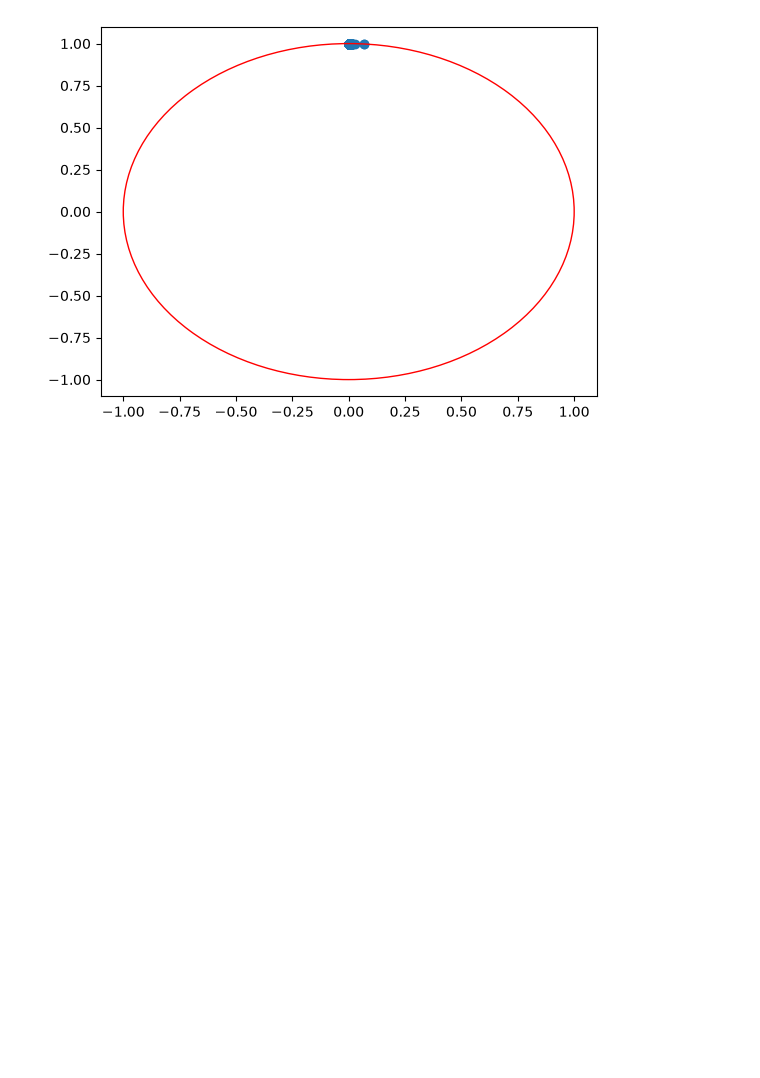
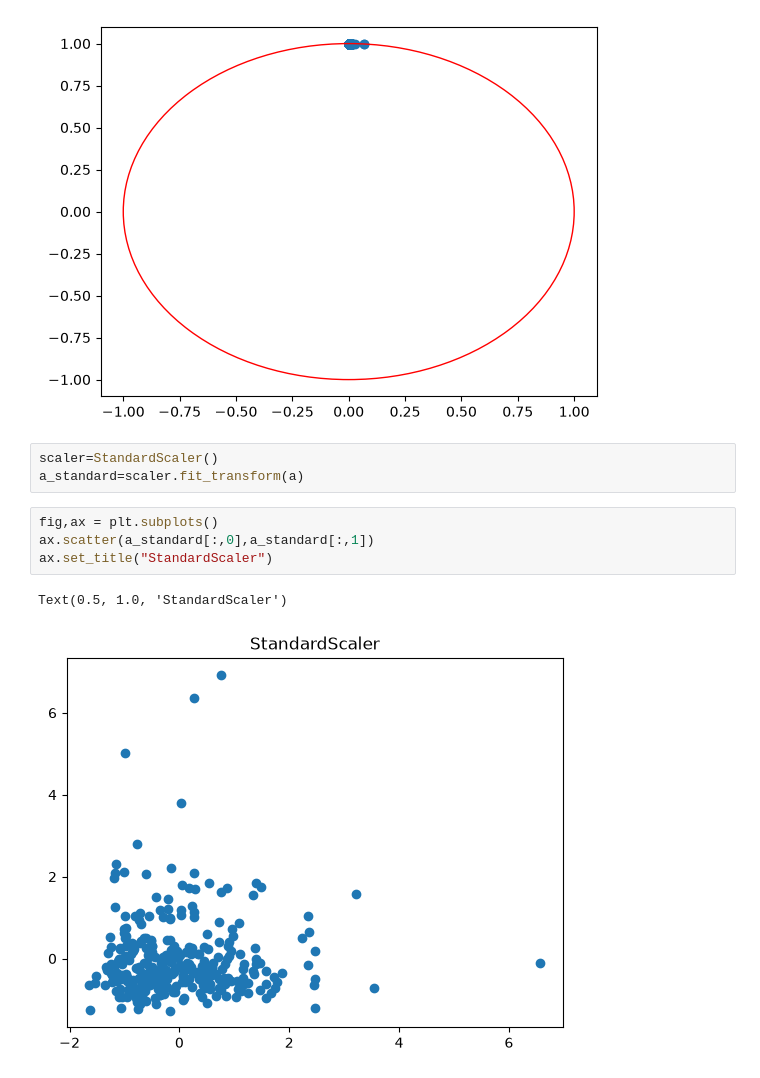
Before and after one commit to abolfazlrahmati20/machine_learning, a Jupyter notebook: week_03_DFA.ipynb, the cells around one changed output. Saved outputs shown, nothing was run; the diff lists cells and outputs as text; blank space fills up the shorter version.

```diff
--- a/week_03_DFA.ipynb
+++ b/week_03_DFA.ipynb
@@ -313,3 +313,13 @@ ax.add_patch(c)
 # %% [output]
 <matplotlib.patches.Circle at 0x...>
 [figure]
+# %%
+scaler=StandardScaler()
+a_standard=scaler.fit_transform(a)
+# %%
+fig,ax = plt.subplots()
+ax.scatter(a_standard[:,0],a_standard[:,1])
+ax.set_title("StandardScaler")
+# %% [output]
+Text(0.5, 1.0, 'StandardScaler')
+[figure, added]
```
Also changed, not shown: parts of 2 cells of this notebook.
